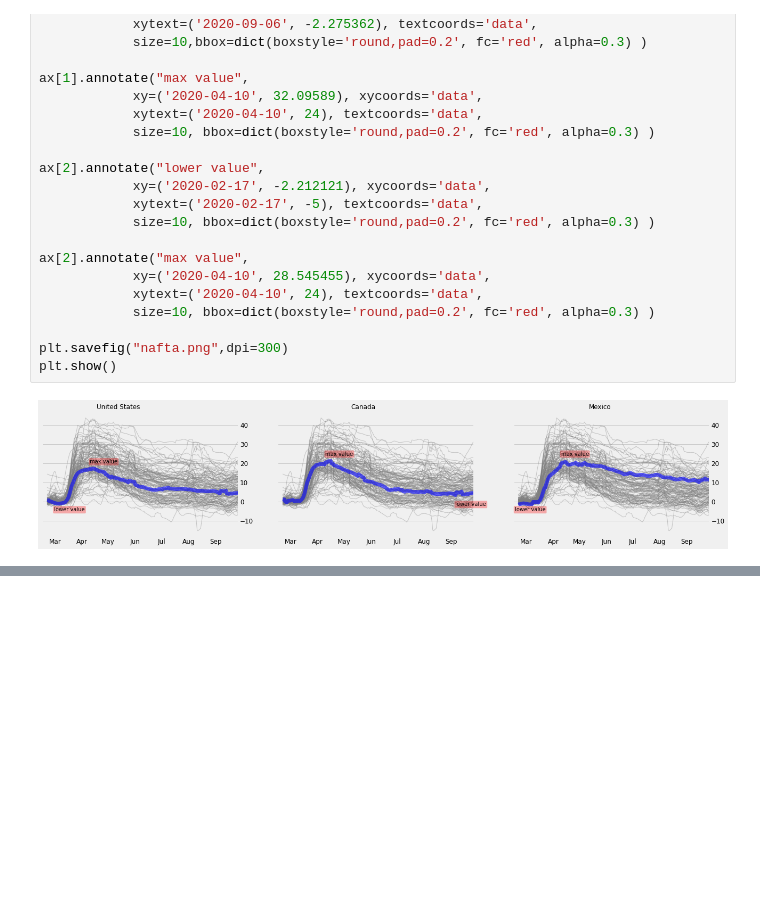
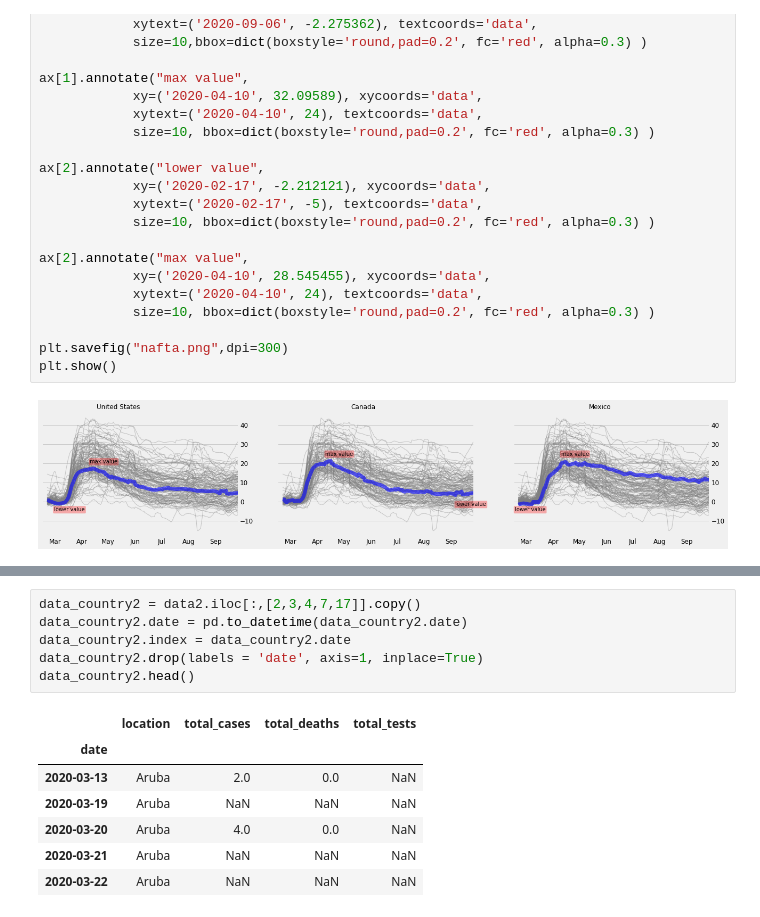
Before and after one commit to thyall/Nafta-Pandemic, a Jupyter notebook: NAFTA.ipynb, the cells around one changed output, grey strips where cells are left out. Saved outputs shown, nothing was run; the diff lists cells and outputs as text; blank space fills up the shorter version.

```diff
--- a/NAFTA.ipynb
+++ b/NAFTA.ipynb
@@ -165,0 +218,14 @@ plt.show()
+# %%
+data_country2 = data2.iloc[:,[2,3,4,7,17]].copy()
+data_country2.date = pd.to_datetime(data_country2.date)
+data_country2.index = data_country2.date
+data_country2.drop(labels = 'date', axis=1, inplace=True)
+data_country2.head()
+# %% [output]
+|  | location | total_cases | total_deaths | total_tests |
+| date |  |  |  |  |
+| 2020-03-13 | Aruba | 2.0 | 0.0 | NaN |
+| 2020-03-19 | Aruba | NaN | NaN | NaN |
+| 2020-03-20 | Aruba | 4.0 | 0.0 | NaN |
+| 2020-03-21 | Aruba | NaN | NaN | NaN |
+| 2020-03-22 | Aruba | NaN | NaN | NaN |
```
Also changed, not shown: parts of 7 cells of this notebook, 1 other file.
